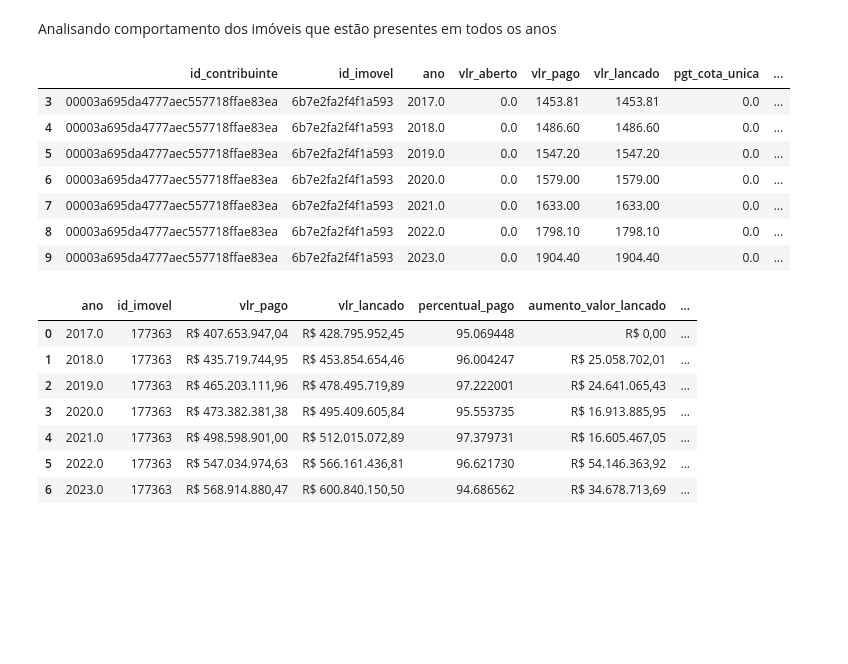
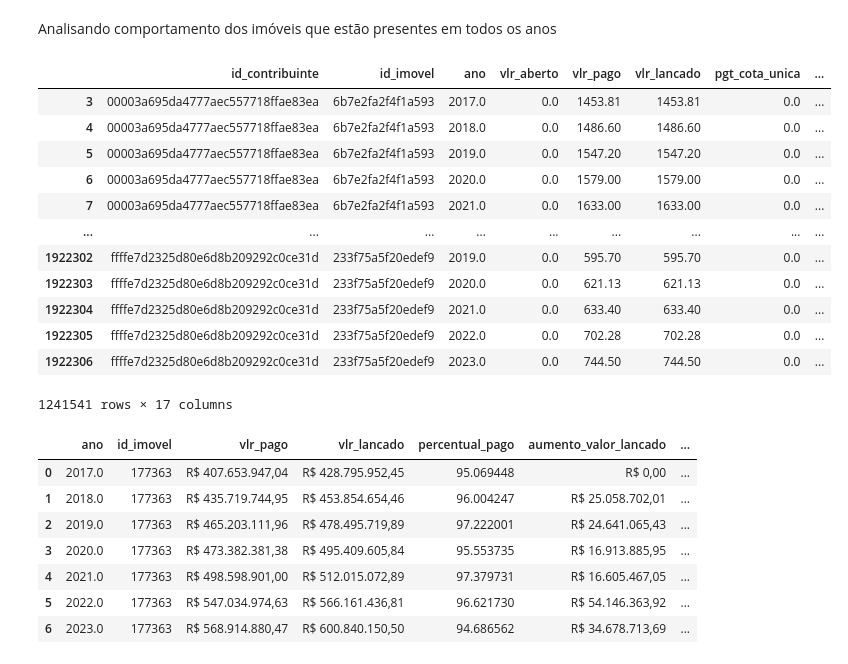
Before and after one commit to LanCarv/divida_ativa, a Jupyter notebook: regressao_iptu copy.ipynb, the cells around one changed output. Saved outputs shown, nothing was run; the diff lists cells and outputs as text; code cells hidden in the pictures; blank space fills up the shorter version.

```diff
--- a/regressao_iptu copy.ipynb
+++ b/regressao_iptu copy.ipynb
@@ -668,7 +671,6 @@ feature_store_credito = feature_store_credito.groupby(['id_contribuinte', 'dam',
     'tipo_propriedade': 'first',
     'bairro': 'first',
     'aberto': 'first',
-    'idade_imovel': 'first',
     'num_imoveis': 'first',
     'vlr_aberto': 'sum',
     'vlr_pago': 'sum',
@@ -1021,16 +1033,21 @@ Analisando comportamento dos imóveis que estão presentes em todos os anos
 # %%
 contribuintes_em_todos_os_anos = set(contribuinte.groupby('id_imovel')['ano'].nunique()[lambda x: x == len(contribuinte['ano'].unique())].index)
 contribuinte_em_todos_os_anos = contribuinte[contribuinte['id_imovel'].isin(contribuintes_em_todos_os_anos)]
-contribuinte_em_todos_os_anos.query('id_imovel == "6b7e2fa2f4f1a593"')
+contribuinte_em_todos_os_anos
 # %% [output]
 |  | id_contribuinte | id_imovel | ano | vlr_aberto | vlr_pago | vlr_lancado | pgt_cota_unica | ... |
 | 3 | 00003a695da4777aec557718ffae83ea | 6b7e2fa2f4f1a593 | 2017.0 | 0.0 | 1453.81 | 1453.81 | 0.0 | ... |
 | 4 | 00003a695da4777aec557718ffae83ea | 6b7e2fa2f4f1a593 | 2018.0 | 0.0 | 1486.60 | 1486.60 | 0.0 | ... |
 | 5 | 00003a695da4777aec557718ffae83ea | 6b7e2fa2f4f1a593 | 2019.0 | 0.0 | 1547.20 | 1547.20 | 0.0 | ... |
 | 6 | 00003a695da4777aec557718ffae83ea | 6b7e2fa2f4f1a593 | 2020.0 | 0.0 | 1579.00 | 1579.00 | 0.0 | ... |
 | 7 | 00003a695da4777aec557718ffae83ea | 6b7e2fa2f4f1a593 | 2021.0 | 0.0 | 1633.00 | 1633.00 | 0.0 | ... |
-| 8 | 00003a695da4777aec557718ffae83ea | 6b7e2fa2f4f1a593 | 2022.0 | 0.0 | 1798.10 | 1798.10 | 0.0 | ... |
-| 9 | 00003a695da4777aec557718ffae83ea | 6b7e2fa2f4f1a593 | 2023.0 | 0.0 | 1904.40 | 1904.40 | 0.0 | ... |
+| ... | ... | ... | ... | ... | ... | ... | ... | ... |
+| 1922302 | ffffe7d2325d80e6d8b209292c0ce31d | 233f75a5f20edef9 | 2019.0 | 0.0 | 595.70 | 595.70 | 0.0 | ... |
+| 1922303 | ffffe7d2325d80e6d8b209292c0ce31d | 233f75a5f20edef9 | 2020.0 | 0.0 | 621.13 | 621.13 | 0.0 | ... |
+| 1922304 | ffffe7d2325d80e6d8b209292c0ce31d | 233f75a5f20edef9 | 2021.0 | 0.0 | 633.40 | 633.40 | 0.0 | ... |
+| 1922305 | ffffe7d2325d80e6d8b209292c0ce31d | 233f75a5f20edef9 | 2022.0 | 0.0 | 702.28 | 702.28 | 0.0 | ... |
+| 1922306 | ffffe7d2325d80e6d8b209292c0ce31d | 233f75a5f20edef9 | 2023.0 | 0.0 | 744.50 | 744.50 | 0.0 | ... |
+1241541 rows × 17 columns
 # %%
 analise_contribuinte = contribuinte_em_todos_os_anos.groupby('ano').agg({
     'id_imovel': 'nunique',
```
Also changed, not shown: parts of 21 cells of this notebook.
